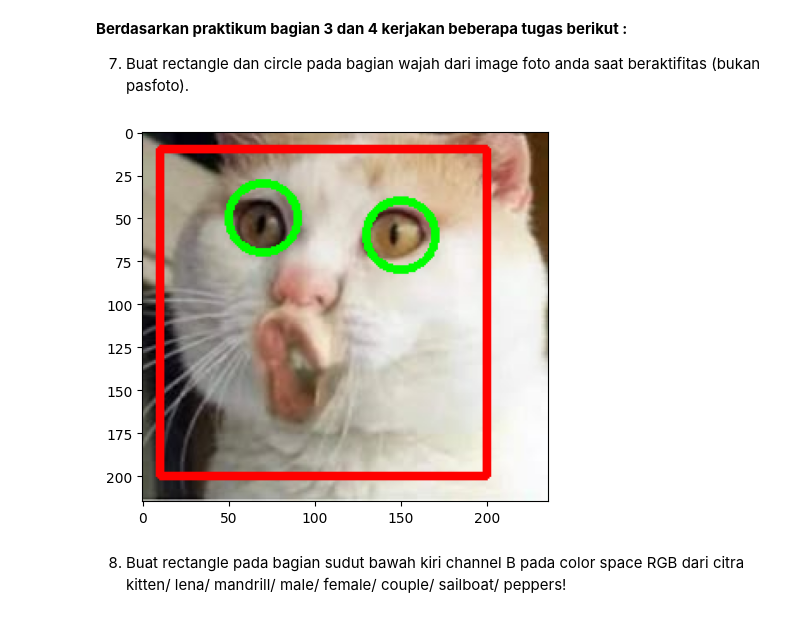
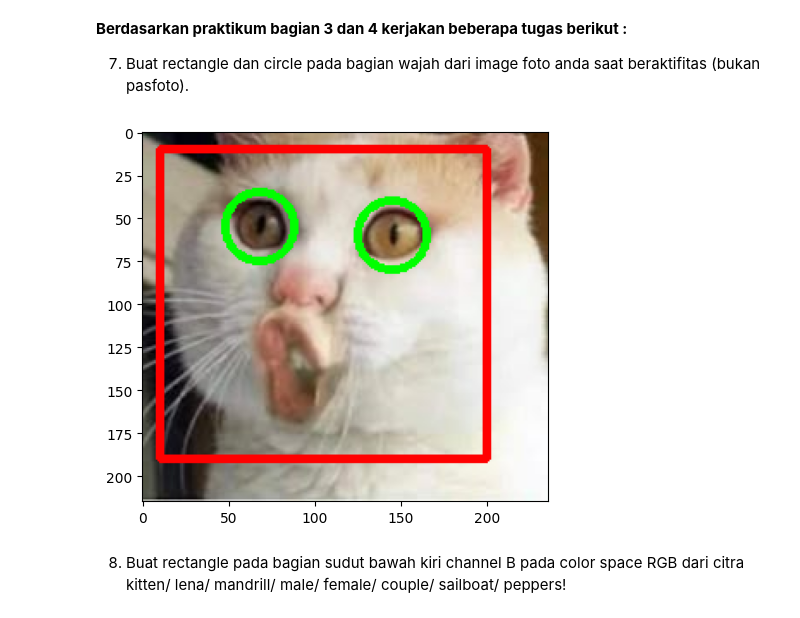
Before and after one commit to akhunzakp/PCVK-2025, a Jupyter notebook: Week2.ipynb, the cells around one changed output. Drawn from its saved outputs; the diff is of its cells as text; code cells hidden in the pictures.

```diff
--- a/Week2.ipynb
+++ b/Week2.ipynb
@@ -320,14 +320,29 @@ Shape of img: (215, 236, 3)
 7. Buat rectangle dan circle pada bagian wajah dari image foto anda saat
 beraktifitas (bukan pasfoto).
 # %%
-face_img = img_rgb.copy()
-cv2.rectangle(face_img, (200,10), (10,200), (255,0,0), 3)
-cv2.circle(face_img, (70,50), 20, (0,255,0), 3)
-cv2.circle(face_img, (150,60), 20, (0,255,0), 3)
-plt.imshow(face_img)
+import cv2
+import matplotlib.pyplot as plt
+
+img = cv2.imread('/content/drive/MyDrive/PCVK/Images/kitten02.jpg')
+
+
+face_img = img.copy()
+
+# Rectangle
+cv2.rectangle(face_img, (10, 10), (200, 190), (0, 0, 255), 3)
+
+# Dua lingkaran
+cv2.circle(face_img, (68, 55), 20, (0, 255, 0), 3)
+cv2.circle(face_img, (145, 60), 20, (0, 255, 0), 3)
+
+# Convert BGR ke RGB untuk ditampilkan dengan matplotlib
+face_img_rgb = cv2.cvtColor(face_img, cv2.COLOR_BGR2RGB)
+
+# Tampilkan
+plt.imshow(face_img_rgb)
 plt.show()
 # %% [output]
-[figure, old version]
+[figure, new version]
 # %% [markdown]
 8. Buat rectangle pada bagian sudut bawah kiri channel B pada color space RGB
 dari citra kitten/ lena/ mandrill/ male/ female/ couple/ sailboat/ peppers!
```
